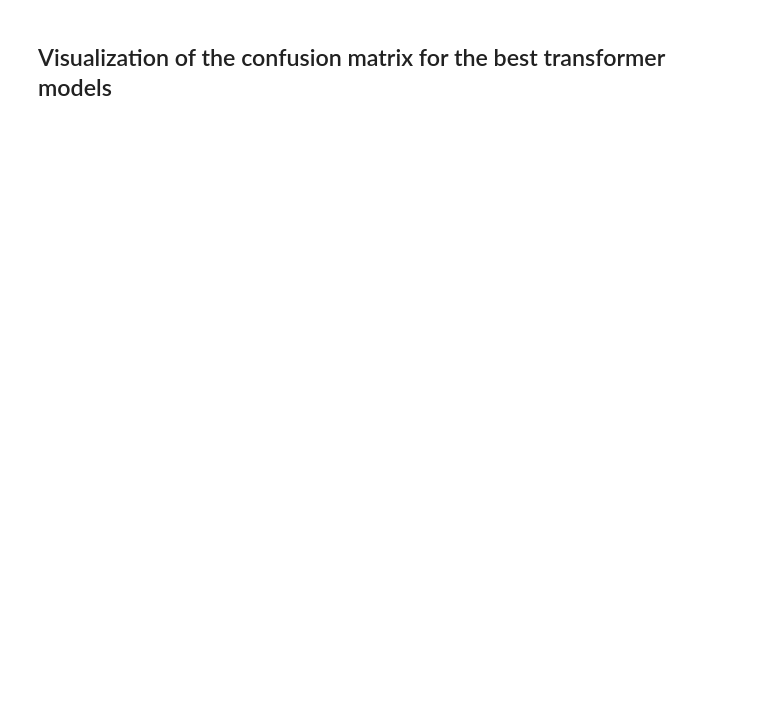
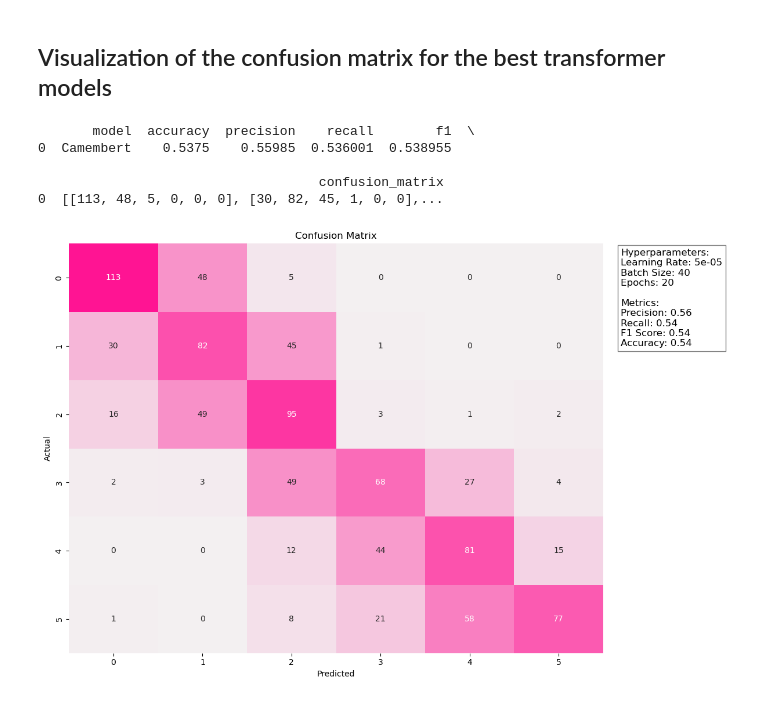
Before and after one commit to BeatriceVaienti/dsml_project, a Jupyter notebook: notebooks/models_evaluation_viz.ipynb, the cells around one changed output. Drawn from its saved outputs; the diff is of its cells as text; code cells hidden in the pictures; blank space fills up the shorter version.

```diff
--- a/notebooks/models_evaluation_viz.ipynb
+++ b/notebooks/models_evaluation_viz.ipynb
@@ -190,5 +262,21 @@ def plot_best_metrics(file_path):
 
     plt.tight_layout()
     plt.show()
+# %%
+# Plot the best metrics and confusion matrix from the specified file
+df = pd.read_json('../hyperparameters_log/evaluation_results.json')
+# only take the row that has 'model' == 'camembert'
+
+df_camembert = df[df['model'] == 'Camembert']
+#plot_best_metrics('../hyperparameters_log/final_metrics_camembert.json')
+print(df_camembert)
+plot_best_metrics(df_camembert.iloc[0])
+# %% [output]
+       model  accuracy  precision    recall        f1  \
+0  Camembert    0.5375    0.55985  0.536001  0.538955
+
+                                    confusion_matrix
+0  [[113, 48, 5, 0, 0, 0], [30, 82, 45, 1, 0, 0],...
+[figure, added]
 # %%
 # Plot the best metrics and confusion matrix from the specified file
```
Also changed, not shown: parts of 3 cells of this notebook, 16 other files.
